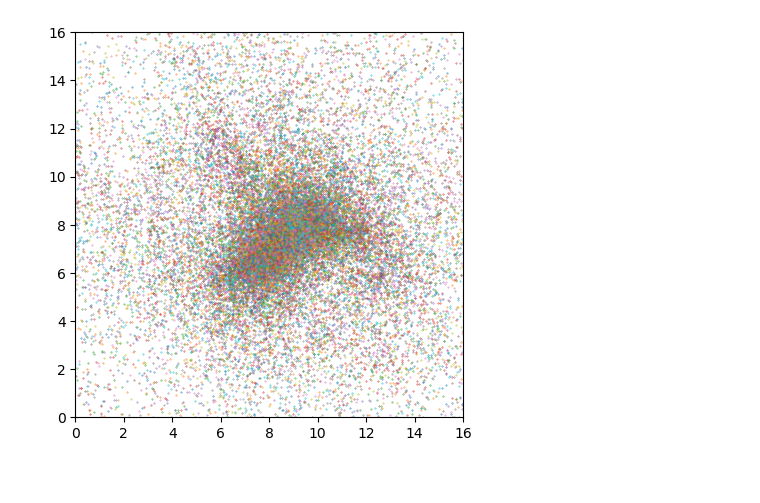
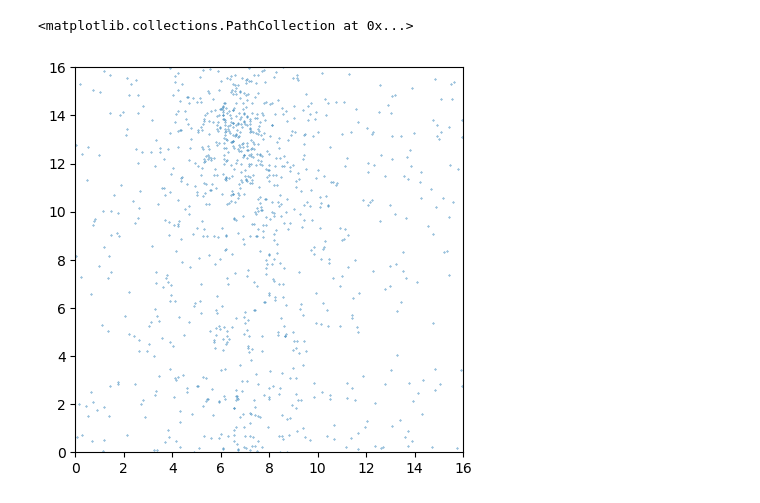
Before and after one commit to Abrygzy/nbodpy, a Jupyter notebook: nbodypy_array/test_array.ipynb, the cells around one changed output. Cells and saved outputs as stored; diff of their text form; code cells hidden in the pictures.

```diff
--- a/nbodypy_array/test_array.ipynb
+++ b/nbodypy_array/test_array.ipynb
@@ -8,7 +8,7 @@ from grav_potential import *
 from acceleration import *
 # %%
 ng = 16
-num_par = 300
+num_par = 1000
 
 pars_pos = (np.random.rand(num_par, 2)*ng).astype(np.float32)
 pars_vel = (np.random.rand(num_par, 2)).astype(np.float32)
@@ -17,12 +17,11 @@ pars_mass = np.ones_like(pars_pos[:,0]).astype(np.float32)
 
 # pars_pos = np.array([[8.1,11.1],[8.1,10.1]]).astype(np.float32)
 # pars_vel = np.array([[10,0],[0,0]]).astype(np.float32)
-# # pars_mass = np.ones_like(pars_pos[:,0]).astype(np.float32)
 # pars_mass = np.array((0.00001,1)).astype(np.float32)
 
 pars_df = pd.DataFrame({'pos_x': pars_pos[:,0], 'pos_y': pars_pos[:,1],
                         'vel_x': pars_vel[:,0], 'vel_y': pars_vel[:,1],
-                        'mass': pars_mass, 'id': np.arange(num_par)})
+                        'mass': pars_mass})
 
 # Info array: (num_par, 5)
 # Position_x, Position_y, Velocity_x, Velocity_y, Mass
@@ -33,28 +40,27 @@ pars_info.shape
 # %%
 dt = 0.01
 
 fig, ax = plt.subplots(1, 1, figsize=(5, 5))
 ax.set_ylim(0, ng)
 ax.set_xlim(0, ng)
 for step in range(100):
     pars_info[:, 0:2] += pars_info[:, 2:4] * 0.5 * dt # Fitrst step:
     # Boundary conditions:
-    pars_info[:, 0:2][pars_info[:, 0:2] < 0] = pars_info[:, 0:2][pars_info[:, 0:2] < 0]%ng
-    pars_info[:, 0:2][pars_info[:, 0:2] >= ng] = pars_info[:, 0:2][pars_info[:, 0:2] >= ng]%ng
+    pars_info[:, 0:2] = pars_info[:, 0:2]%ng
 
     dens = cic_density_2d(pars_info[:,[0,1,4]], ng, h=1)
     phi = grav_phi_2d(dens, h=1)
-    acc_mesh_x, acc_mesh_y = acc_mesh(phi,h=1)
-    acc_par_x, acc_par_y = acc_par(pars_info[:,[0,1]], acc_mesh_x, acc_mesh_y, h=1)
+    acc_mesh_x, acc_mesh_y = acc_mesh_2d(phi,h=1)
+    acc_par_x, acc_par_y = acc_par_2d(pars_info[:,[0,1]], acc_mesh_x, acc_mesh_y, h=1)
 
     pars_info[:, 2:4] += np.array([acc_par_x, acc_par_y]).T * dt # Second step
     pars_info[:, 0:2] += pars_info[:, 2:4] * 0.5 * dt # Third step
     # Boundary conditions:
-    pars_info[:, 0:2][pars_info[:, 0:2] < 0] = pars_info[:, 0:2][pars_info[:, 0:2] < 0]%ng
-    pars_info[:, 0:2][pars_info[:, 0:2] >= ng] = pars_info[:, 0:2][pars_info[:, 0:2] >= ng]%ng
+    pars_info[:, 0:2] = pars_info[:, 0:2]%ng
 
-    ax.scatter(pars_info[:, 0], pars_info[:, 1], s=0.1,)
+ax.scatter(pars_info[:, 0], pars_info[:, 1], s=0.1,)
 # ax.set_ylim(0, ng)
 # ax.set_ylim(0, ng)
 # %% [output]
+<matplotlib.collections.PathCollection at 0x...>
-[figure, old version]
+[figure, new version]
```
Also changed, not shown: parts of 2 cells of this notebook, 6 other files.
